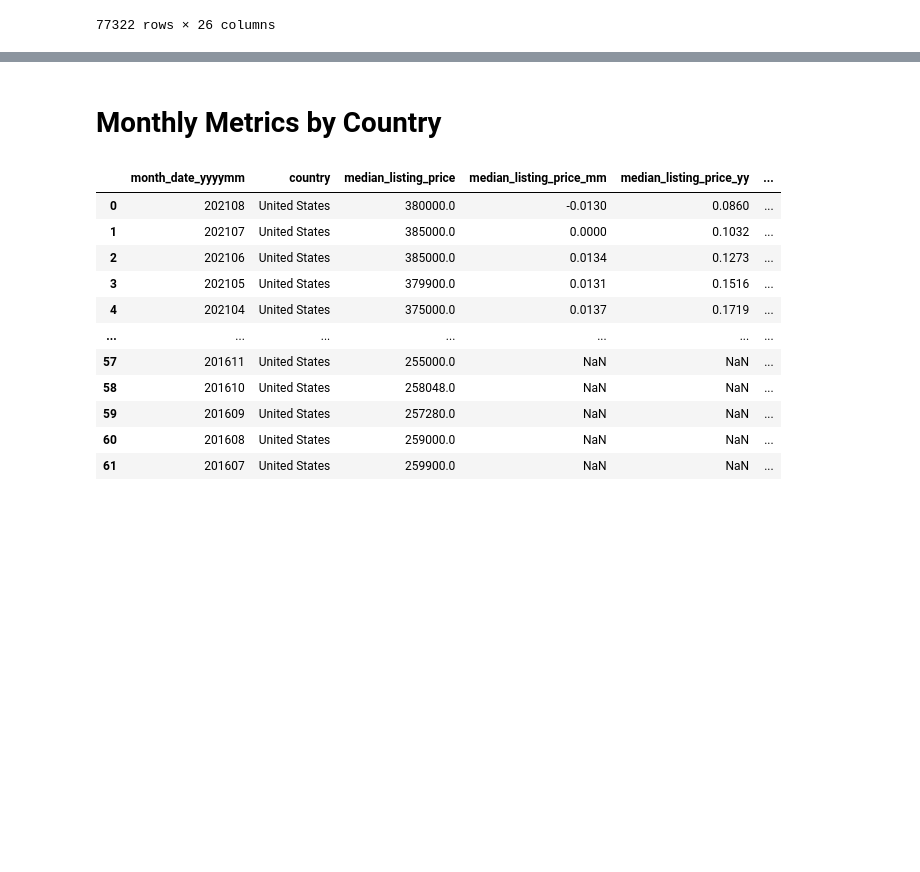
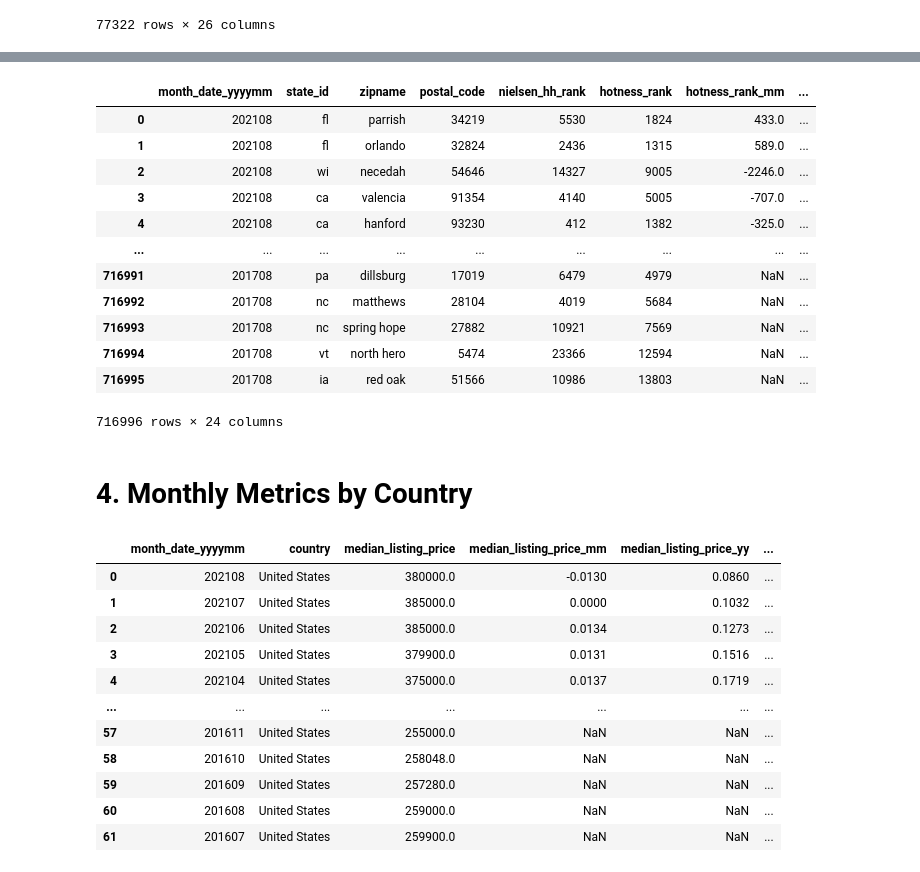
Before and after one commit to Tinuola-1/Project3Visuals, a Jupyter notebook: Notebooks/Cleanup_Notebook.ipynb, the cells around one changed output, grey strips where cells are left out. Drawn from its saved outputs; the diff is of its cells as text; code cells hidden in the pictures; blank space fills up the shorter version.

```diff
--- a/Notebooks/Cleanup_Notebook.ipynb
+++ b/Notebooks/Cleanup_Notebook.ipynb
@@ -133,0 +276,14 @@ zip_hotness
+# %%
+# new data frame with split value columns
+new = zip_hotness["zip_name"].str.split(",", n = 1, expand = True)
+
+# making separate first name column from new data frame
+zip_hotness["zipname"]= new[0]
+
+# making separate last name column from new data frame
+zip_hotness["state_id"]= new[1]
+
+# Dropping old Name columns
+zip_hotness.drop(columns =["zip_name"], inplace = True)
+
+zip_hotness
@@ -134,7 +325,51 @@ zip_hotness
+# %%
+zip_hotness = zip_hotness[[
+
+'month_date_yyyymm',
+'state_id',
+'zipname',
+'postal_code',
+'nielsen_hh_rank',
+'hotness_rank',
+'hotness_rank_mm',
+'hotness_rank_yy',
+'hotness_score',
+'supply_score',
+'demand_score',
+'median_days_on_market',
+'median_days_on_market_mm',
+'median_dom_mm_day',
+'median_days_on_market_yy',
+'median_dom_yy_day',
+'median_dom_vs_us',
+'ldp_unique_viewers_per_property_mm',
+'ldp_unique_viewers_per_property_yy',
+'ldp_unique_viewers_per_property_vs_us',
+'median_listing_price',
+'median_listing_price_mm',
+'median_listing_price_yy',
+'median_listing_price_vs_us'
+
+]]
+zip_hotness
+# %% [output]
+|  | month_date_yyyymm | state_id | zipname | postal_code | nielsen_hh_rank | hotness_rank | hotness_rank_mm | ... |
+| 0 | 202108 | fl | parrish | 34219 | 5530 | 1824 | 433.0 | ... |
+| 1 | 202108 | fl | orlando | 32824 | 2436 | 1315 | 589.0 | ... |
+| 2 | 202108 | wi | necedah | 54646 | 14327 | 9005 | -2246.0 | ... |
+| 3 | 202108 | ca | valencia | 91354 | 4140 | 5005 | -707.0 | ... |
+| 4 | 202108 | ca | hanford | 93230 | 412 | 1382 | -325.0 | ... |
+| ... | ... | ... | ... | ... | ... | ... | ... | ... |
+| 716991 | 201708 | pa | dillsburg | 17019 | 6479 | 4979 | NaN | ... |
+| 716992 | 201708 | nc | matthews | 28104 | 4019 | 5684 | NaN | ... |
+| 716993 | 201708 | nc | spring hope | 27882 | 10921 | 7569 | NaN | ... |
+| 716994 | 201708 | vt | north hero | 5474 | 23366 | 12594 | NaN | ... |
+| 716995 | 201708 | ia | red oak | 51566 | 10986 | 13803 | NaN | ... |
+716996 rows × 24 columns
 # %%
 zip_hotness.to_csv("../Output/Hotness_Metrics_By_Zip.csv")
 # %% [markdown]
-# Monthly Metrics by Country
+# 4. Monthly Metrics by Country
 # %%
 monthly_country = pd.read_csv("../Dataset/Monthly_Inventory/Historical/Metrics_Country_History.csv")
 monthly_country
```
Also changed, not shown: parts of 52 cells of this notebook.
